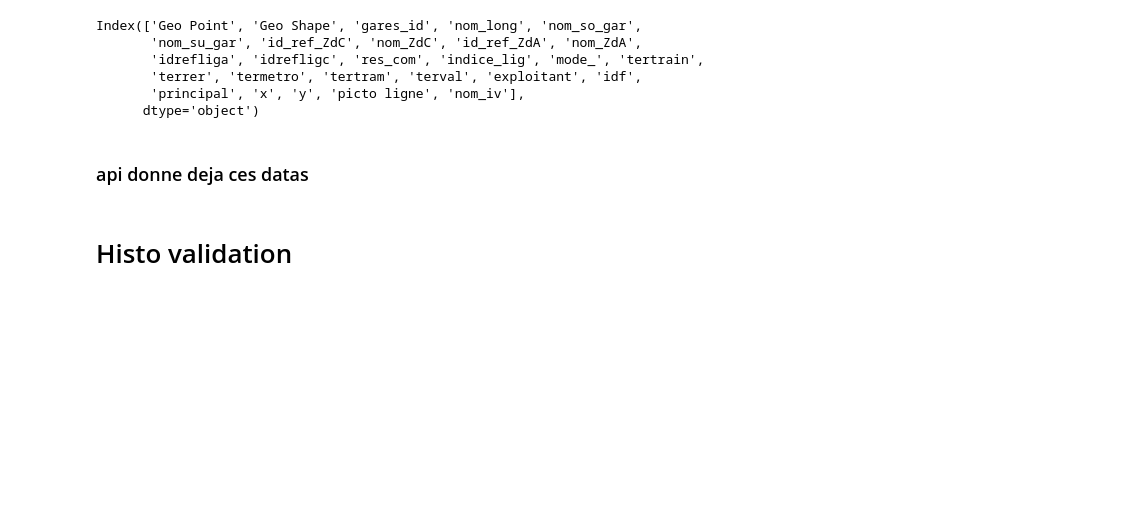
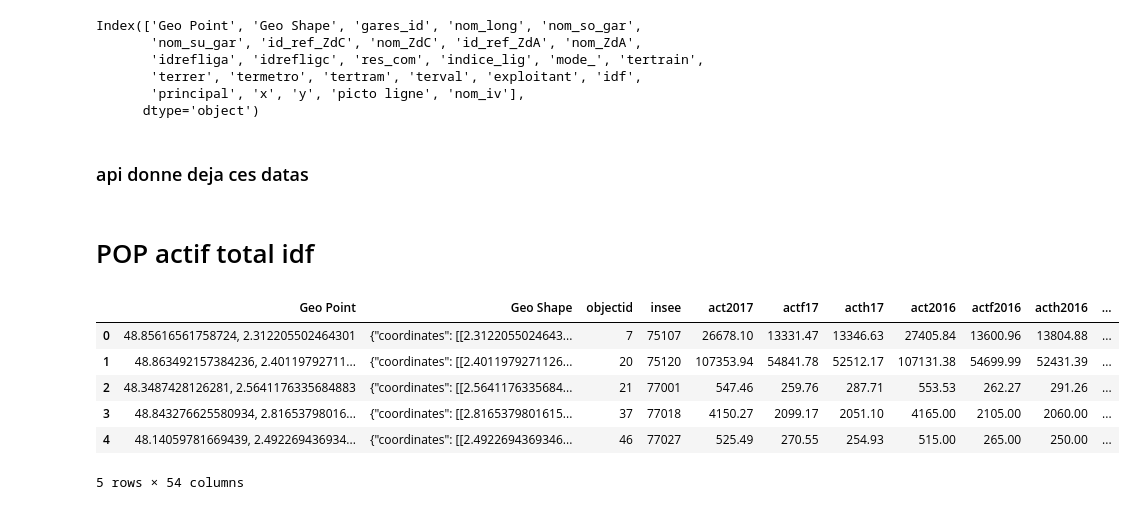
Before and after one commit to YannSko/Transport_App, a Jupyter notebook: ML_module/data/Cleaner_csv.ipynb, the cells around one changed output. Saved outputs shown, nothing was run; the diff lists cells and outputs as text; code cells hidden in the pictures; blank space fills up the shorter version.

```diff
--- a/ML_module/data/Cleaner_csv.ipynb
+++ b/ML_module/data/Cleaner_csv.ipynb
@@ -826,5 +826,16 @@ Index(['Geo Point', 'Geo Shape', 'gares_id', 'nom_long', 'nom_so_gar',
       dtype='object')
 # %% [markdown]
 ### api donne deja ces datas
-# %% [markdown]
-# Histo validation
+# %% [markdown]
+# POP actif total idf
+# %%
+df_gare = pd.read_csv('./CSVàVerif/population-communale-active-totale-au-quart-des-communes-dile-de-france-donnee-i.csv', delimiter=';')
+df_gare.head()
+# %% [output]
+|  | Geo Point | Geo Shape | objectid | insee | act2017 | actf17 | acth17 | act2016 | actf2016 | acth2016 | ... |
+| 0 | 48.85616561758724, 2.312205502464301 | {"coordinates": [[2.3122055024643... | 7 | 75107 | 26678.10 | 13331.47 | 13346.63 | 27405.84 | 13600.96 | 13804.88 | ... |
+| 1 | 48.863492157384236, 2.40119792711... | {"coordinates": [[2.4011979271126... | 20 | 75120 | 107353.94 | 54841.78 | 52512.17 | 107131.38 | 54699.99 | 52431.39 | ... |
+| 2 | 48.3487428126281, 2.5641176335684883 | {"coordinates": [[2.5641176335684... | 21 | 77001 | 547.46 | 259.76 | 287.71 | 553.53 | 262.27 | 291.26 | ... |
+| 3 | 48.843276625580934, 2.81653798016... | {"coordinates": [[2.8165379801615... | 37 | 77018 | 4150.27 | 2099.17 | 2051.10 | 4165.00 | 2105.00 | 2060.00 | ... |
+| 4 | 48.14059781669439, 2.492269436934... | {"coordinates": [[2.4922694369346... | 46 | 77027 | 525.49 | 270.55 | 254.93 | 515.00 | 265.00 | 250.00 | ... |
+5 rows × 54 columns
```
Also changed, not shown: parts of 21 cells of this notebook, 36 other files.
